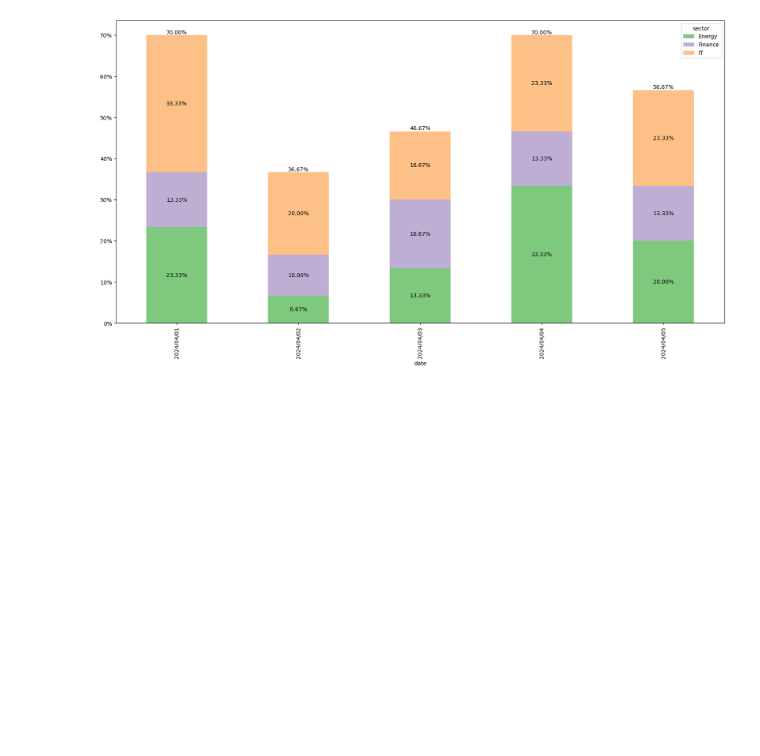
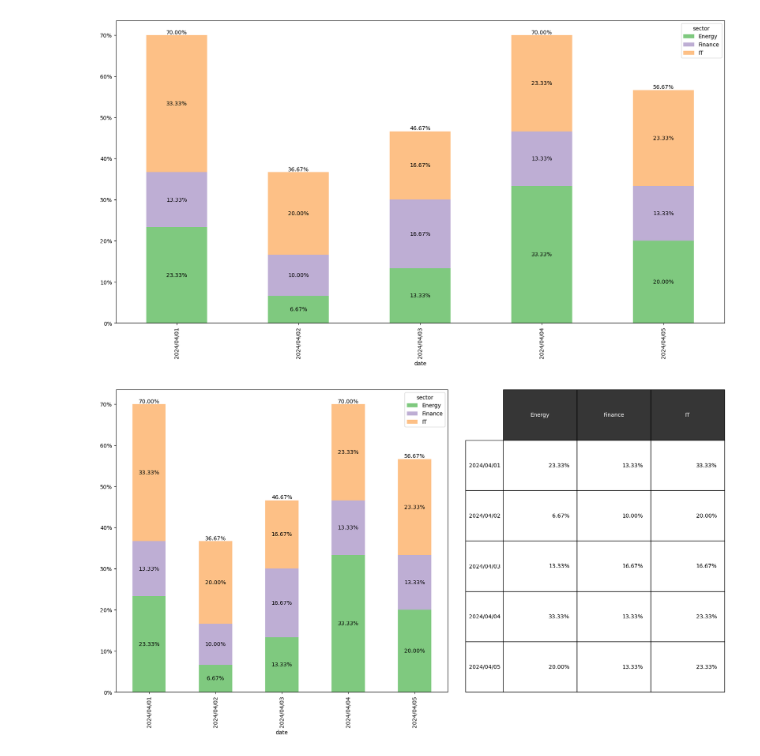
Before and after one commit to xlatom1009/stacked_bar, a Jupyter notebook: notebook.ipynb, the cells around one changed output. Drawn from its saved outputs; the diff is of its cells as text; code cells hidden in the pictures; blank space fills up the shorter version.

Commit message:
add plot and table

```diff
--- a/notebook.ipynb
+++ b/notebook.ipynb
@@ -56,5 +93,5 @@ dtype: object
 # %%
-fig, ax = plt.subplots()
+f, ax = plt.subplots()
 data1.plot.bar(stacked=True, figsize=(20,10), ax=ax, color = sns.color_palette("Accent", n_colors=3))
 for c in ax.containers:
     labels = [f'{v.get_height():.2%}' if v.get_height() > 0 else '' for v in c]
@@ -63,3 +100,26 @@ ax.bar_label(ax.containers[-1], labels=data1.apply(lambda x:f'{sum(x):.2%}', axi
 ax.yaxis.set_major_formatter(mtick.PercentFormatter(1.0))
 # %% [output]
 [figure]
+# %%
+f, (ax, ax1) = plt.subplots(1, 2, gridspec_kw={'width_ratios': [3, 2]})
+data1.plot.bar(stacked=True, figsize=(20,10), ax=ax, color = sns.color_palette("Accent", n_colors=3))
+for c in ax.containers:
+    labels = [f'{v.get_height():.2%}' if v.get_height() > 0 else '' for v in c]
+    ax.bar_label(c, labels=labels, label_type='center')
+ax.bar_label(ax.containers[-1], labels=data1.apply(lambda x:f'{sum(x):.2%}', axis=1))
+ax.yaxis.set_major_formatter(mtick.PercentFormatter(1.0))
+
+
+
+ax1.set_axis_off()
+tb = ax1.table(cellText = data1[['Energy', 'Finance', 'IT']].applymap(lambda x: f'{x:.2%}').values,
+               rowLabels = data1.index,
+               bbox=[0,0,1,1], colLabels=data1.columns)
+tb[0, 0].set_facecolor('#363636')
+tb[0, 1].set_facecolor('#363636')
+tb[0, 2].set_facecolor('#363636')
+tb[0, 0].set_text_props(color='w')
+tb[0, 1].set_text_props(color='w')
+tb[0, 2].set_text_props(color='w')
+# %% [output]
+[figure, added]
```
Also changed, not shown: parts of 6 cells of this notebook.
